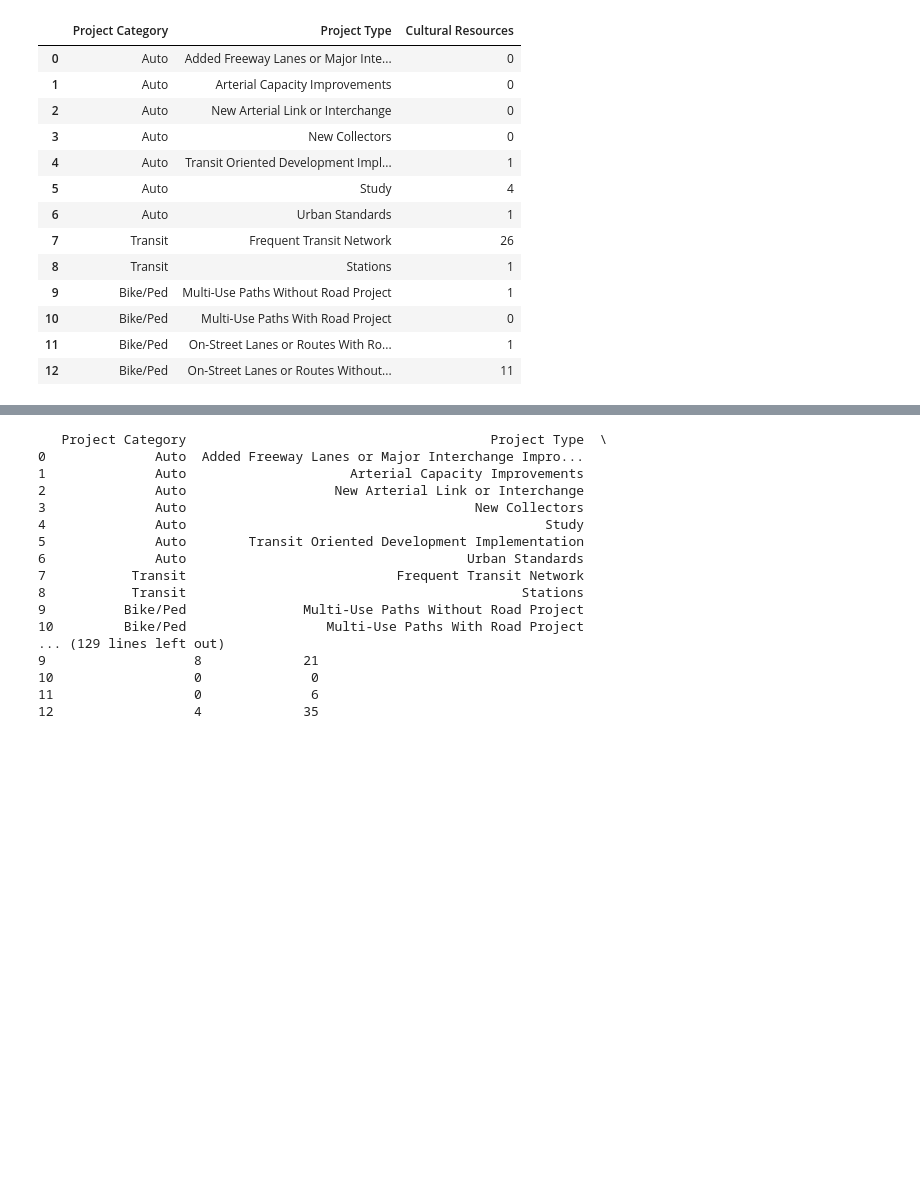
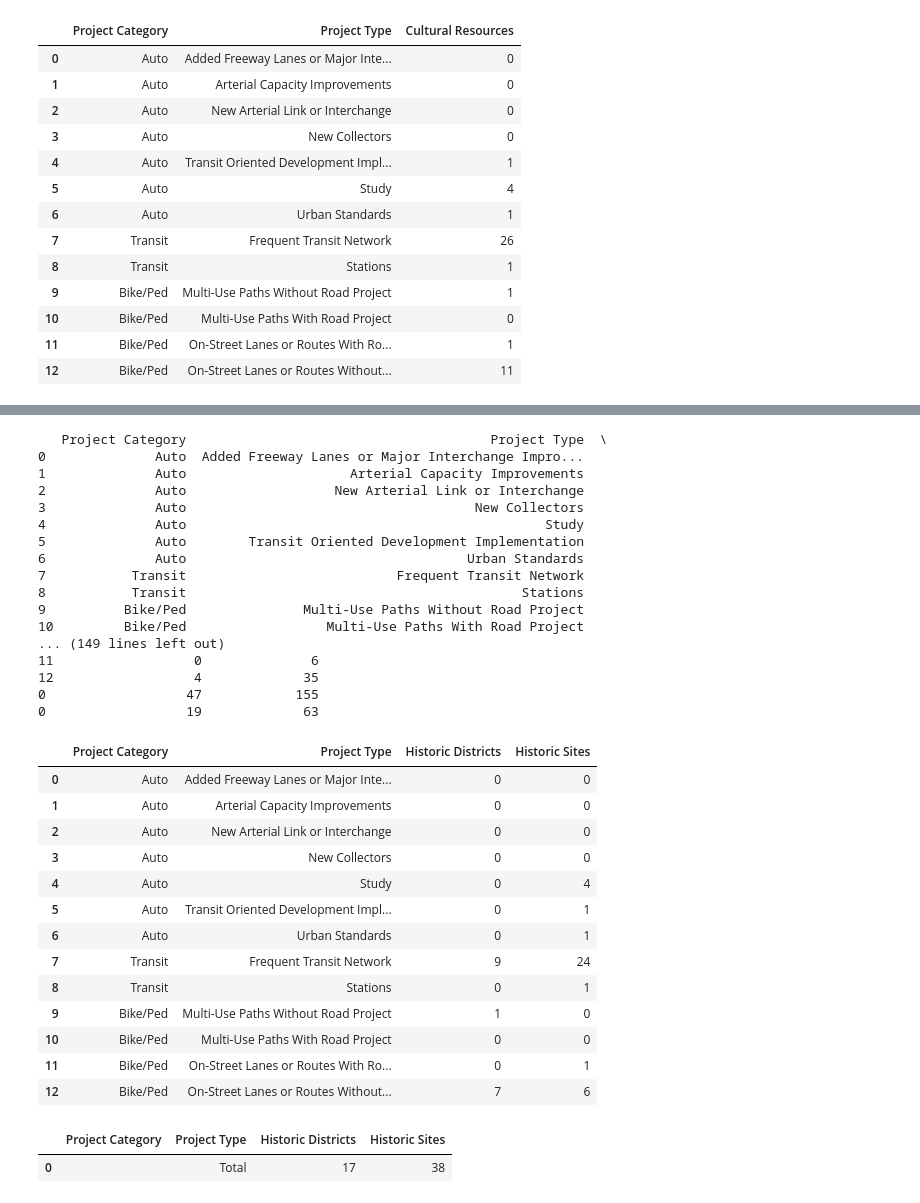
Before and after one commit to dongmeic/RTP, a Jupyter notebook: data/reorganize_analysis_for_AppendixF.ipynb, the cells around one changed output, grey strips where cells are left out. Saved outputs shown, nothing was run; the diff lists cells and outputs as text; code cells hidden in the pictures; blank space fills up the shorter version.

```diff
--- a/data/reorganize_analysis_for_AppendixF.ipynb
+++ b/data/reorganize_analysis_for_AppendixF.ipynb
@@ -434,5 +464,5 @@ def combine_RTP(export=False, by='ID'):
 # %%
-combine_RTP()
+combine_RTP(export=True)
 # %% [output]
    Project Category                                       Project Type  \
 0              Auto  Added Freeway Lanes or Major Interchange Impro...
@@ -446,8 +476,32 @@ combine_RTP()
 8           Transit                                           Stations
 9          Bike/Ped               Multi-Use Paths Without Road Project
 10         Bike/Ped                  Multi-Use Paths With Road Project
-... (129 lines left out)
-9                   8             21
-10                  0              0
+... (149 lines left out)
 11                  0              6
 12                  4             35
+0                  47            155
+0                  19             63
+# %%
+l = 1
+df = combine_RTP_for_each_env_category(keywords = keywordlist[l],
+                                       varnms = varnmlist[l],
+                                       folder = folders[n[l]],
+                                       files = filelist[n[l]],
+                                       by='ID')
+# %%
+df
+# %% [output]
+|  | Project Category | Project Type | Historic Districts | Historic Sites |
+| 0 | Auto | Added Freeway Lanes or Major Inte... | 0 | 0 |
+| 1 | Auto | Arterial Capacity Improvements | 0 | 0 |
+| 2 | Auto | New Arterial Link or Interchange | 0 | 0 |
+| 3 | Auto | New Collectors | 0 | 0 |
+| 4 | Auto | Study | 0 | 4 |
+| 5 | Auto | Transit Oriented Development Impl... | 0 | 1 |
+| 6 | Auto | Urban Standards | 0 | 1 |
+| 7 | Transit | Frequent Transit Network | 9 | 24 |
+| 8 | Transit | Stations | 0 | 1 |
+| 9 | Bike/Ped | Multi-Use Paths Without Road Project | 1 | 0 |
+| 10 | Bike/Ped | Multi-Use Paths With Road Project | 0 | 0 |
+| 11 | Bike/Ped | On-Street Lanes or Routes With Ro... | 0 | 1 |
+| 12 | Bike/Ped | On-Street Lanes or Routes Without... | 7 | 6 |
@@ -453,0 +511,5 @@ combine_RTP()
+# %%
+tdf
+# %% [output]
+|  | Project Category | Project Type | Historic Districts | Historic Sites |
+| 0 |  | Total | 17 | 38 |
```
Also changed, not shown: parts of 7 cells of this notebook, 2 other files.
